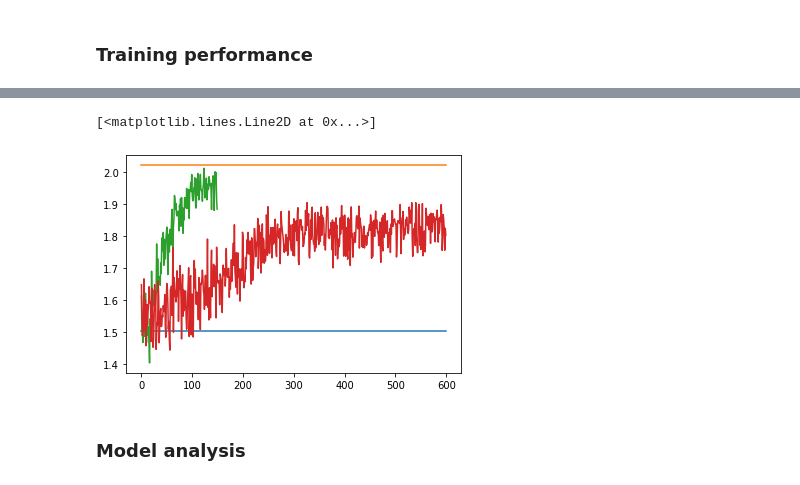
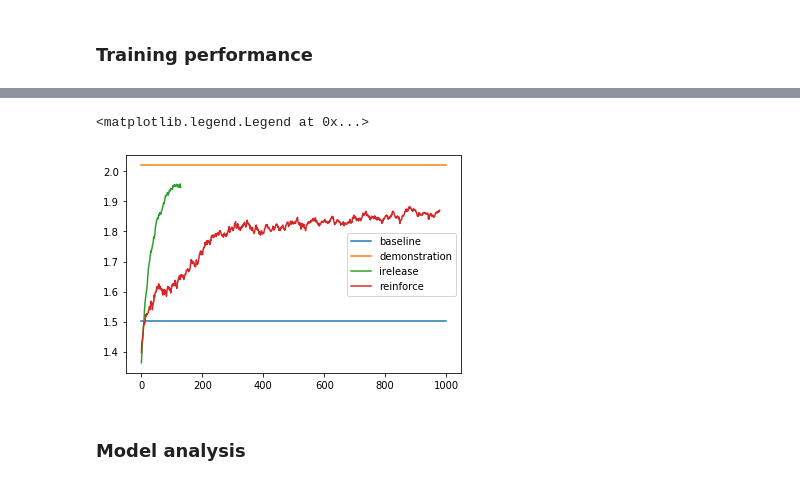
Before and after one commit to bbrighttaer/irelease, a Jupyter notebook: proj/notebooks/logp.ipynb, the cells around one changed output, grey strips where cells are left out. Cells and saved outputs as stored; diff of their text form; code cells hidden in the pictures.

```diff
--- a/proj/notebooks/logp.ipynb
+++ b/proj/notebooks/logp.ipynb
@@ -42,11 +42,12 @@ len(ppo_baseline_mean_vals), len(ppo_biased_mean_vals), len(ppo_gen_mean_vals)
 # %%
 plt.plot(rl_baseline_mean_vals)
 plt.plot(rl_biased_mean_vals)
-plt.plot(ppo_gen_mean_vals[:150])
-plt.plot(rl_gen_mean_vals)
+plt.plot(nbu.smoothing_values(ppo_gen_mean_vals[:150])[20:])
+plt.plot(nbu.smoothing_values(rl_gen_mean_vals)[20:])
+plt.legend(['baseline','demonstration','irelease','reinforce'])
 # %% [output]
-[<matplotlib.lines.Line2D at 0x...>]
+<matplotlib.legend.Legend at 0x...>
-[figure, old version]
+[figure, new version]
 # %% [markdown]
 ### Model analysis
 # %%
```
Also changed, not shown: parts of 34 cells of this notebook, 4 other files.
